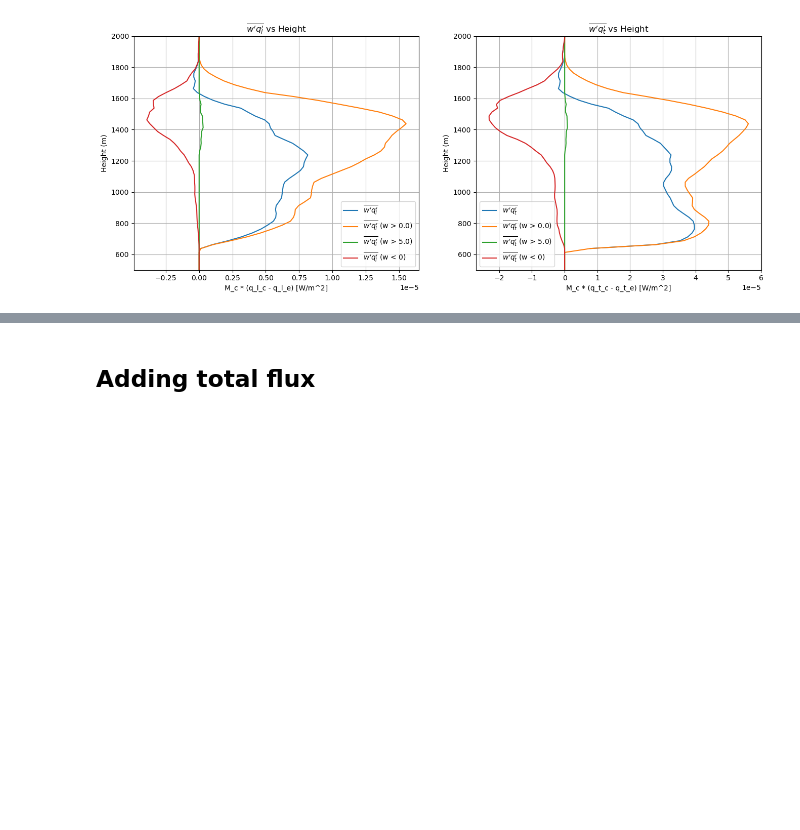
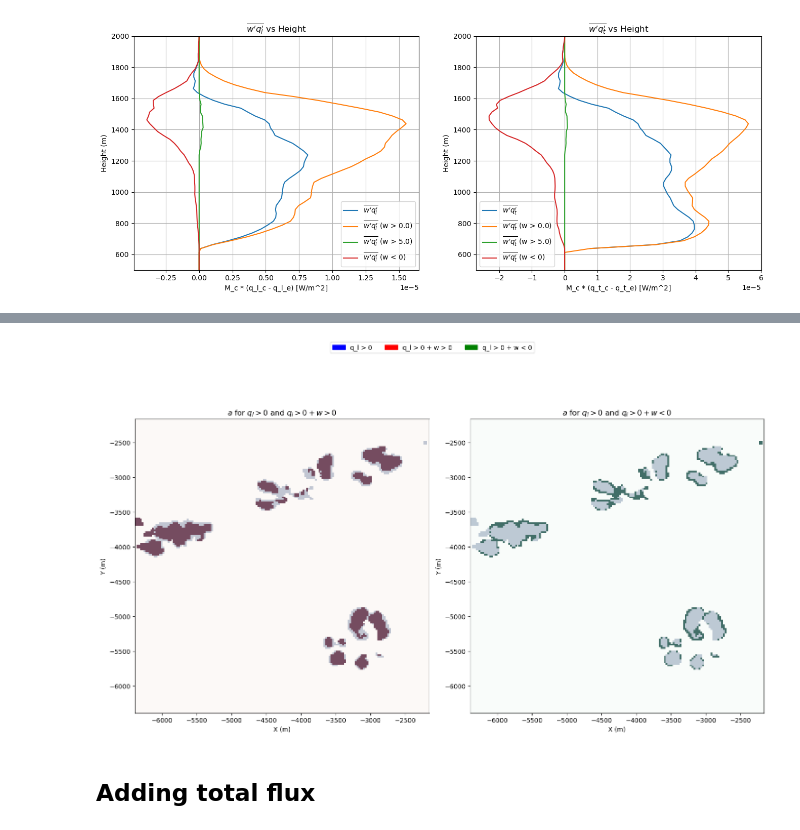
Before and after one commit to jurezgubic/CloudTracking, a Jupyter notebook: analysis/budget_closure.ipynb, the cells around one changed output, grey strips where cells are left out. Cells and saved outputs as stored; diff of their text form; code cells hidden in the pictures; blank space fills up the shorter version.

```diff
--- a/analysis/budget_closure.ipynb
+++ b/analysis/budget_closure.ipynb
@@ -1554,3 +1730,98 @@ plt.show()
+# %%
+import numpy as np
+import netCDF4 as nc
+import matplotlib.pyplot as plt
+
+# Thresholds
+liquid_water_threshold = 0.0000001
+
+# File paths
+w_file = '/Users/jure/PhD/coding/RICO_1hr/rico.w.nc'
+l_file = '/Users/jure/PhD/coding/RICO_1hr/rico.l.nc'
+
+def load_data_all_levels(filename, var_name, timestep):
+    with nc.Dataset(filename) as ds:
+        data = ds[var_name][timestep, :, :, :]  # Extract all levels for the timestep
+        x = ds.variables['xt'][:]
+        y = ds.variables['yt'][:]
+    return data, x, y
+
+def calculate_area_fractions(w_data, l_data, liquid_water_threshold):
+    a_cloudy_total = []
+    a_cloudy_w_pos_total = []
+    a_cloudy_w_neg_total = []
+
+    for z in range(w_data.shape[0]):
+        # Cloudy masks
+        cloudy_mask = l_data[z, :, :] > liquid_water_threshold
+        cloudy_w_pos_mask = cloudy_mask & (w_data[z, :, :] > 0)
+        cloudy_w_neg_mask = cloudy_mask & (w_data[z, :, :] < 0)
+
+        a_cloudy_total.append(np.mean(cloudy_mask))
+        a_cloudy_w_pos_total.append(np.mean(cloudy_w_pos_mask))
+        a_cloudy_w_neg_total.append(np.mean(cloudy_w_neg_mask))
+
+    # Calculate averages over all levels
+    a_cloudy_avg = np.mean(a_cloudy_total)
+    a_cloudy_w_pos_avg = np.mean(a_cloudy_w_pos_total)
+    a_cloudy_w_neg_avg = np.mean(a_cloudy_w_neg_total)
+
+    return a_cloudy_total, a_cloudy_w_pos_total, a_cloudy_w_neg_total, a_cloudy_avg, a_cloudy_w_pos_avg, a_cloudy_w_neg_avg
+
+# Specify the timestep and height level to analyze
+timestep = 15
+height_level = 50  # Change this to your desired height level
+
+# Load data for the specified timestep
+w_data, x, y = load_data_all_levels(w_file, 'w', timestep)
+l_data, _, _ = load_data_all_levels(l_file, 'l', timestep)
+
+# Extract data for the specified height level
+w_data_height = w_data[height_level, :, :]
+l_data_height = l_data[height_level, :, :]
+
+# Calculate area fractions for the specified height level
+cloudy_mask = l_data_height > liquid_water_threshold
+cloudy_w_pos_mask = cloudy_mask & (w_data_height > 0)
+cloudy_w_neg_mask = cloudy_mask & (w_data_height < 0)
+
+# Get a quarter of the field
+quarter_x = x[:x.shape[0]//3]
+quarter_y = y[:y.shape[0]//3]
+quarter_cloudy_mask = cloudy_mask[:cloudy_mask.shape[0]//3, :cloudy_mask.shape[1]//3]
+quarter_cloudy_w_pos_mask = cloudy_w_pos_mask[:cloudy_w_pos_mask.shape[0]//3, :cloudy_w_pos_mask.shape[1]//3]
+quarter_cloudy_w_neg_mask = cloudy_w_neg_mask[:cloudy_w_neg_mask.shape[0]//3, :cloudy_w_neg_mask.shape[1]//3]
+
+# Create the plots
+fig, (ax1, ax2) = plt.subplots(1, 2, figsize=(15, 10), facecolor='white')
+
+# Left plot: q_l > 0 and q_l > 0 + w > 0
+ax1.imshow(quarter_cloudy_mask, cmap='Blues', origin='lower', alpha=0.5, extent=[quarter_x.min(), quarter_x.max(), quarter_y.min(), quarter_y.max()])
+ax1.imshow(quarter_cloudy_w_pos_mask, cmap='Reds', origin='lower', alpha=0.5, extent=[quarter_x.min(), quarter_x.max(), quarter_y.min(), quarter_y.max()])
+ax1.set_title(r'$a$ for $q_l > 0$ and $q_l > 0 + w > 0$')
+ax1.set_xlabel('X (m)')
+ax1.set_ylabel('Y (m)')
+
+# Right plot: q_l > 0 and q_l > 0 + w < 0
+ax2.imshow(quarter_cloudy_mask, cmap='Blues', origin='lower', alpha=0.5, extent=[quarter_x.min(), quarter_x.max(), quarter_y.min(), quarter_y.max()])
+ax2.imshow(quarter_cloudy_w_neg_mask, cmap='Greens', origin='lower', alpha=0.5, extent=[quarter_x.min(), quarter_x.max(), quarter_y.min(), quarter_y.max()])
+ax2.set_title(r'$a$ for $q_l > 0$ and $q_l > 0 + w < 0$')
+ax2.set_xlabel('X (m)')
+ax2.set_ylabel('Y (m)')
+
+# Add a legend
+from matplotlib.patches import Patch
+legend_elements = [
+    Patch(facecolor='blue', edgecolor='blue', label='q_l > 0'),
+    Patch(facecolor='red', edgecolor='red', label='q_l > 0 + w > 0'),
+    Patch(facecolor='green', edgecolor='green', label='q_l > 0 + w < 0')
+]
+fig.legend(handles=legend_elements, loc='upper center', ncol=3)
+
+plt.tight_layout()
+plt.show()
+# %% [output]
+[figure, added]
 # %% [markdown]
 ## Adding total flux
 # %%
```
Also changed, not shown: parts of 15 cells of this notebook.
